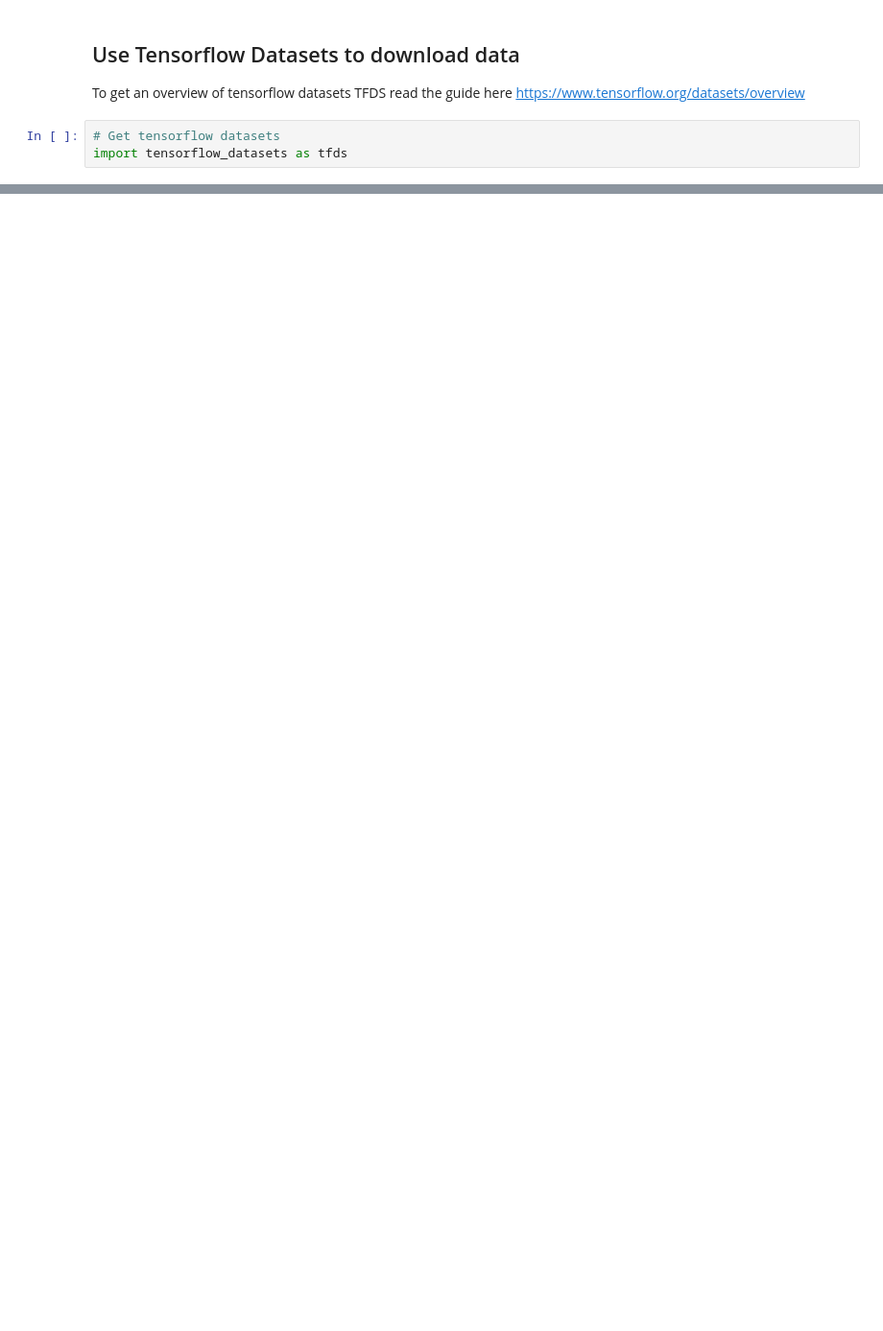
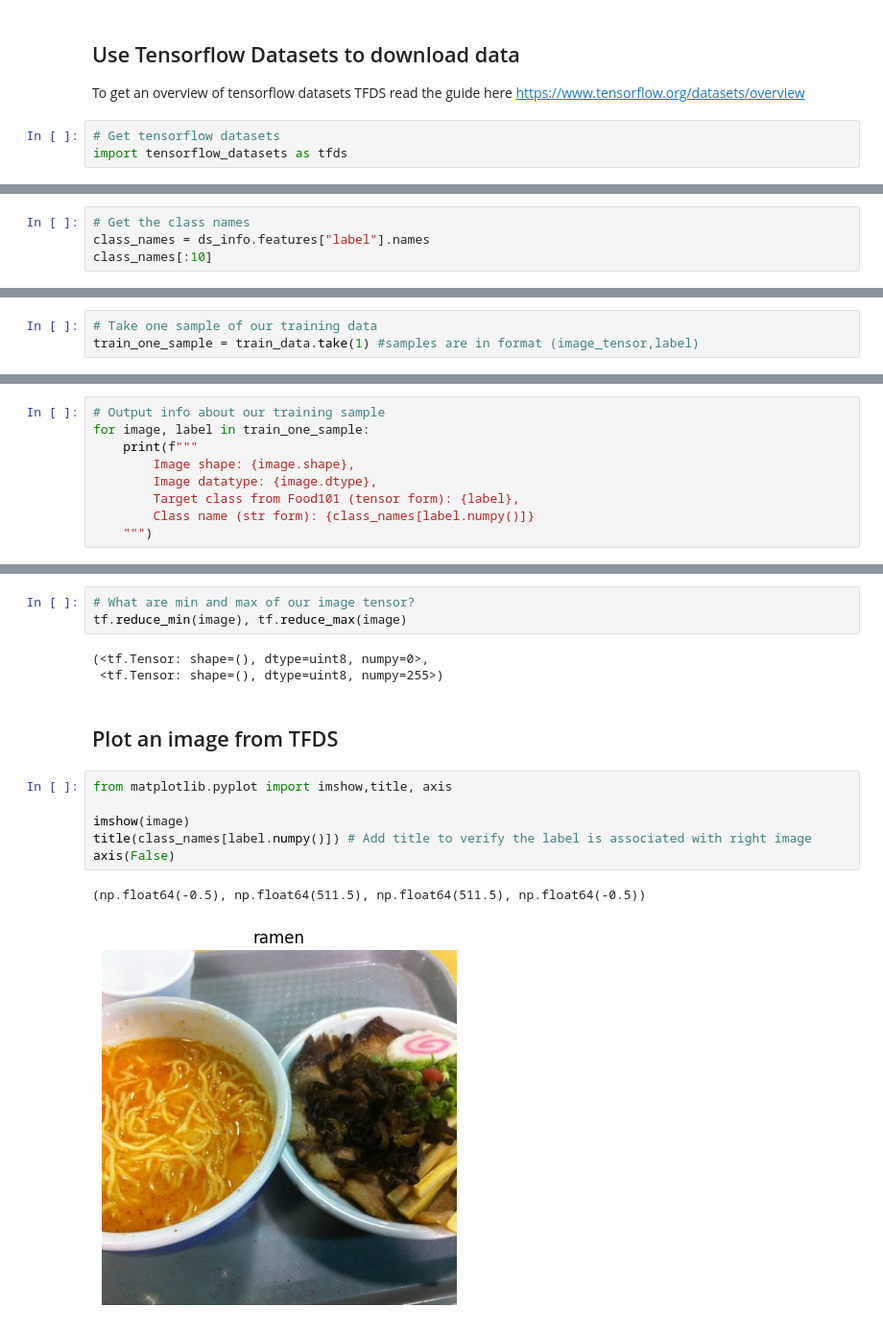
Before and after one commit to Ultan-Kearns/ZTM-Tensorflow-Developer-Certificate, a Jupyter notebook: 07_milestone_project_1_food_vision_video.ipynb, the cells around one changed output, grey strips where cells are left out. Shown at 96% size. Cells and saved outputs as stored; diff of their text form; blank space fills up the shorter version.

```diff
--- a/07_milestone_project_1_food_vision_video.ipynb
+++ b/07_milestone_project_1_food_vision_video.ipynb
@@ -98,0 +118,4 @@ I0000 00:00:1772756612.434906   23552 gpu_device.cc:2020] Created device /job:lo
+# %%
+# Get the class names
+class_names = ds_info.features["label"].names
+class_names[:10]
@@ -98,0 +133,3 @@ I0000 00:00:1772756612.434906   23552 gpu_device.cc:2020] Created device /job:lo
+# %%
+# Take one sample of our training data
+train_one_sample = train_data.take(1) #samples are in format (image_tensor,label)
@@ -98,0 +143,9 @@ I0000 00:00:1772756612.434906   23552 gpu_device.cc:2020] Created device /job:lo
+# %%
+# Output info about our training sample
+for image, label in train_one_sample:
+    print(f"""
+        Image shape: {image.shape},
+        Image datatype: {image.dtype},
+        Target class from Food101 (tensor form): {label},
+        Class name (str form): {class_names[label.numpy()]}
+    """)
@@ -98,0 +179,17 @@ I0000 00:00:1772756612.434906   23552 gpu_device.cc:2020] Created device /job:lo
+# %%
+# What are min and max of our image tensor?
+tf.reduce_min(image), tf.reduce_max(image)
+# %% [output]
+(<tf.Tensor: shape=(), dtype=uint8, numpy=0>,
+ <tf.Tensor: shape=(), dtype=uint8, numpy=255>)
+# %% [markdown]
+## Plot an image from TFDS
+# %%
+from matplotlib.pyplot import imshow,title, axis
+
+imshow(image)
+title(class_names[label.numpy()]) # Add title to verify the label is associated with right image
+axis(False)
+# %% [output]
+(np.float64(-0.5), np.float64(511.5), np.float64(511.5), np.float64(-0.5))
+[figure, added]
```
Also changed, not shown: parts of 12 cells of this notebook.
